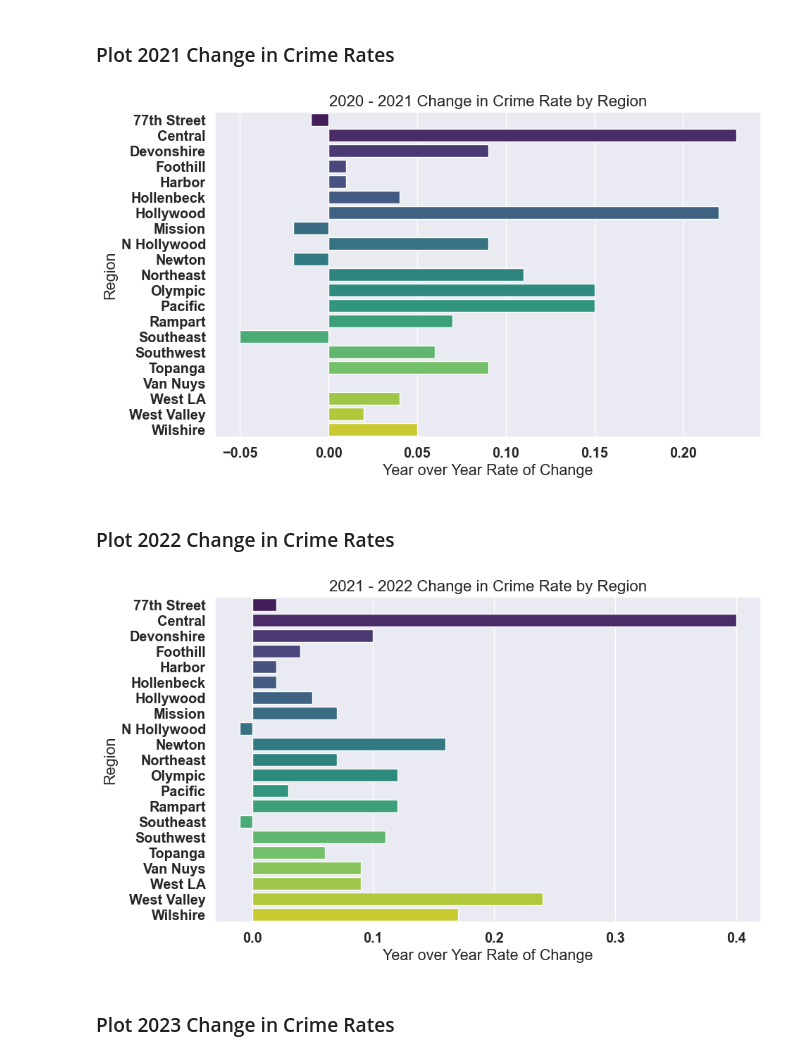
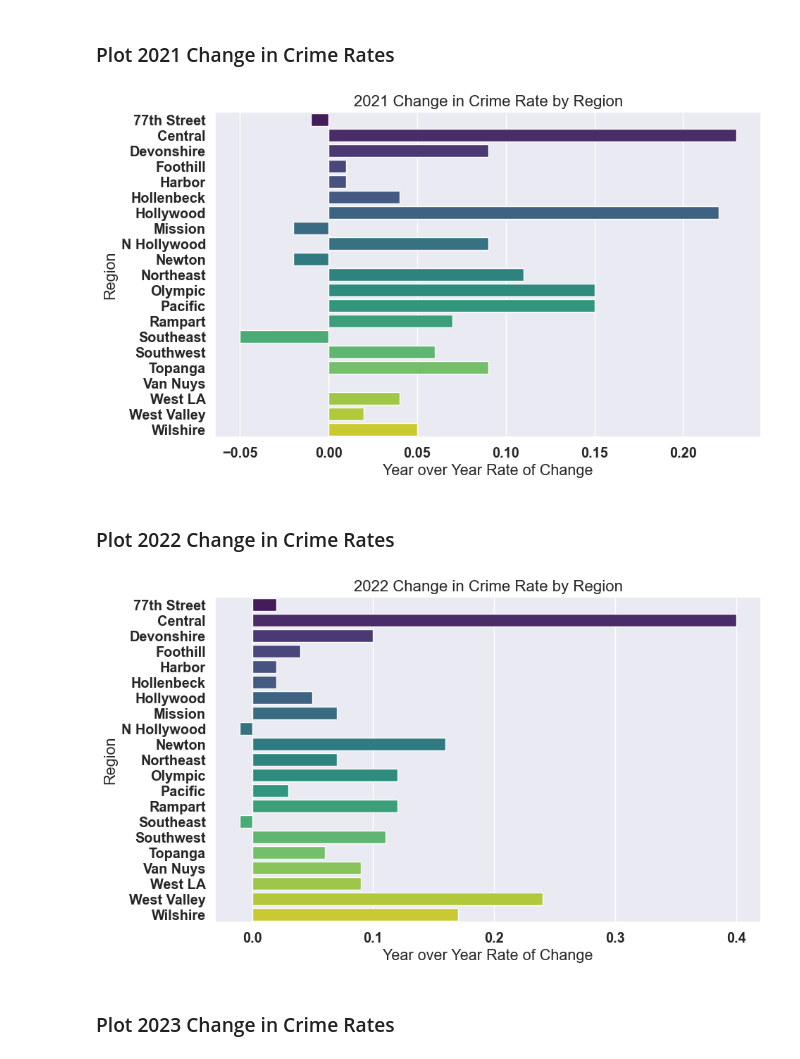
Before and after one commit to DanHerman212/los_angeles_crime, a Jupyter notebook: notebooks/1_exploratory_analysis.ipynb, the cells around one changed output. Saved outputs shown, nothing was run; the diff lists cells and outputs as text; code cells hidden in the pictures.

```diff
--- a/notebooks/1_exploratory_analysis.ipynb
+++ b/notebooks/1_exploratory_analysis.ipynb
@@ -187,23 +187,23 @@ See the caveats in the documentation: https://pandas.pydata.org/pandas-docs/stab
 # %%
 fig, ax = plt.subplots(figsize=(10, 6))
 sns.barplot(x=2021, y='AREANAME', hue='AREANAME', data=rate, ax=ax, palette='viridis')
-plt.title('2020 - 2021 Change in Crime Rate by Region', fontsize=16)
+plt.title('2021 Change in Crime Rate by Region', fontsize=16)
 plt.xlabel('Year over Year Rate of Change')
 plt.ylabel('Region')
 plt.show()
 # %% [output]
-[figure, old version]
+[figure, new version]
 # %% [markdown]
 ### Plot 2022 Change in Crime Rates
 # %%
 fig, ax = plt.subplots(figsize=(10, 6))
 sns.barplot(x=2022, y='AREANAME', hue='AREANAME', data=rate, ax=ax, palette='viridis')
-plt.title('2021 - 2022 Change in Crime Rate by Region', fontsize=16)
+plt.title('2022 Change in Crime Rate by Region', fontsize=16)
 plt.xlabel('Year over Year Rate of Change')
 plt.ylabel('Region')
 plt.show()
 # %% [output]
-[figure, old version]
+[figure, new version]
 # %% [markdown]
 ### Plot 2023 Change in Crime Rates
 # %%
```
Also changed, not shown: parts of 1 cell of this notebook.
